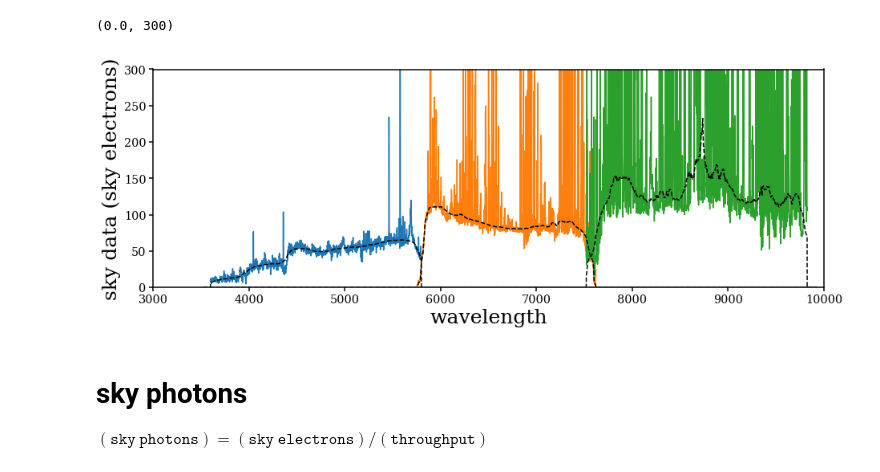
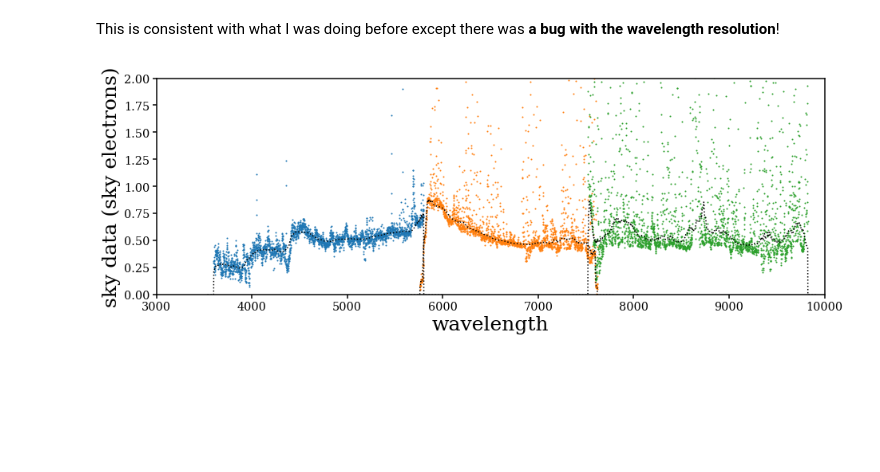
Before and after one commit to desi-bgs/feasiBGS, a Jupyter notebook: notebook/cmx/cmx_sky_fix.ipynb, the cells around one changed output. Saved outputs shown, nothing was run; the diff lists cells and outputs as text; code cells hidden in the pictures; blank space fills up the shorter version.

Commit message:
CMX sky surface brightness discrepancy with David K. resolved. It was caused by a wavelength bin size issue

```diff
--- a/notebook/cmx/cmx_sky_fix.ipynb
+++ b/notebook/cmx/cmx_sky_fix.ipynb
@@ -59,0 +69,6 @@ med_sky_z = sky_z.flux[268]
+# %%
+plate_scale = config.load_table(config.instrument.plate_scale, ['radius', 'radial_scale', 'azimuthal_scale'], interpolate=False)
+radial_fiber_size = (0.5 * instrument.fiber_diameter / instrument.radial_scale(plate_scale['radius']))
+azimuthal_fiber_size = (0.5 * instrument.fiber_diameter / instrument.azimuthal_scale(plate_scale['radius']))
+
+mean_fiber_area = np.mean(np.pi*radial_fiber_size * azimuthal_fiber_size)
@@ -59,0 +98,8 @@ med_sky_z = sky_z.flux[268]
+# %%
+sky_sb_b = convert_sky_rate(sky_b)
+sky_sb_r = convert_sky_rate(sky_r)
+sky_sb_z = convert_sky_rate(sky_z)
+# %%
+through_b = load_throughput('b').hardware_throughput(sky_b.wave)
+through_r = load_throughput('r').hardware_throughput(sky_r.wave)
+through_z = load_throughput('z').hardware_throughput(sky_z.wave)
@@ -60,32 +140,28 @@ med_sky_z = sky_z.flux[268]
+# %% [markdown]
+This is consistent with what I was doing before except there was **a bug with the wavelength resolution**!
 # %%
-med_sky_b_smooth = np.interp(wave, sky_b.wave, medfilt(med_sky_b, 301))
+med_sky_b_smooth = np.interp(wave, sky_b.wave, medfilt(sky_b.flux[0,:], 301))
 med_sky_b_smooth[(wave.value < sky_b.wave.min()) | (wave.value > sky_b.wave.max())] = 0.
 
-med_sky_r_smooth = np.interp(wave, sky_r.wave, medfilt(med_sky_r, 301))
+med_sky_r_smooth = np.interp(wave, sky_r.wave, medfilt(sky_r.flux[0,:], 301))
 med_sky_r_smooth[(wave.value < sky_r.wave.min()) | (wave.value > sky_r.wave.max())] = 0.
 
-med_sky_z_smooth = np.interp(wave, sky_z.wave, medfilt(med_sky_z, 301))
+med_sky_z_smooth = np.interp(wave, sky_z.wave, medfilt(sky_z.flux[0,:], 301))
 med_sky_z_smooth[(wave.value < sky_z.wave.min()) | (wave.value > sky_z.wave.max())] = 0.
 # %%
 fig = plt.figure(figsize=(15,5))
 sub = fig.add_subplot(111)
 
-sub.plot(sky_b.wave, med_sky_b)
-sub.plot(sky_r.wave, med_sky_r)
-sub.plot(sky_z.wave, med_sky_z)
-
-sub.plot(wave, med_sky_b_smooth, c='k', ls='--')
-sub.plot(wave, med_sky_r_smooth, c='k', ls='--')
-sub.plot(wave, med_sky_z_smooth, c='k', ls='--')
+sub.scatter(sky_b.wave, np.median(sky_sb_b, axis=0)/through_b, s=1)
+sub.scatter(sky_r.wave, np.median(sky_sb_r, axis=0)/through_r, s=1)
+sub.scatter(sky_z.wave, np.median(sky_sb_z, axis=0)/through_z, s=1)
 
 sub.set_xlabel('wavelength', fontsize=25)
 sub.set_xlim(3e3, 1e4)
 sub.set_ylabel('sky data (sky electrons)', fontsize=25)
-sub.set_ylim(0., 300)
+sub.set_ylim(0.,2.)
+for i,_sky in enumerate([med_sky_b_smooth, med_sky_r_smooth, med_sky_z_smooth]):
+    sky_bright = _sky / instrument.cameras[i].throughput / instrument.photons_per_bin / exptime / mean_fiber_area * 1e17
+    sub.plot(wave, sky_bright, c='k', ls=':')
 # %% [output]
-(0.0, 300)
-[figure, old version]
+[figure, new version]
-# %% [markdown]
-# sky photons
-
-$(\mathtt{sky~photons}) = (\mathtt{sky~electrons})/(\mathtt{throughput})$
```
Also changed, not shown: parts of 24 cells of this notebook.
